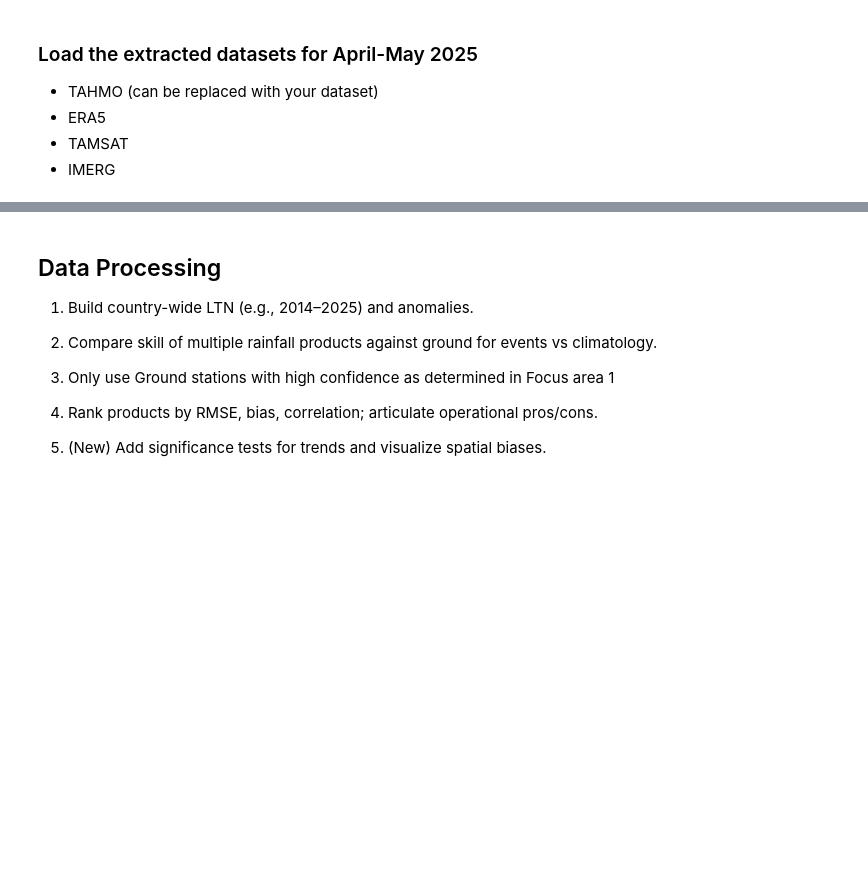
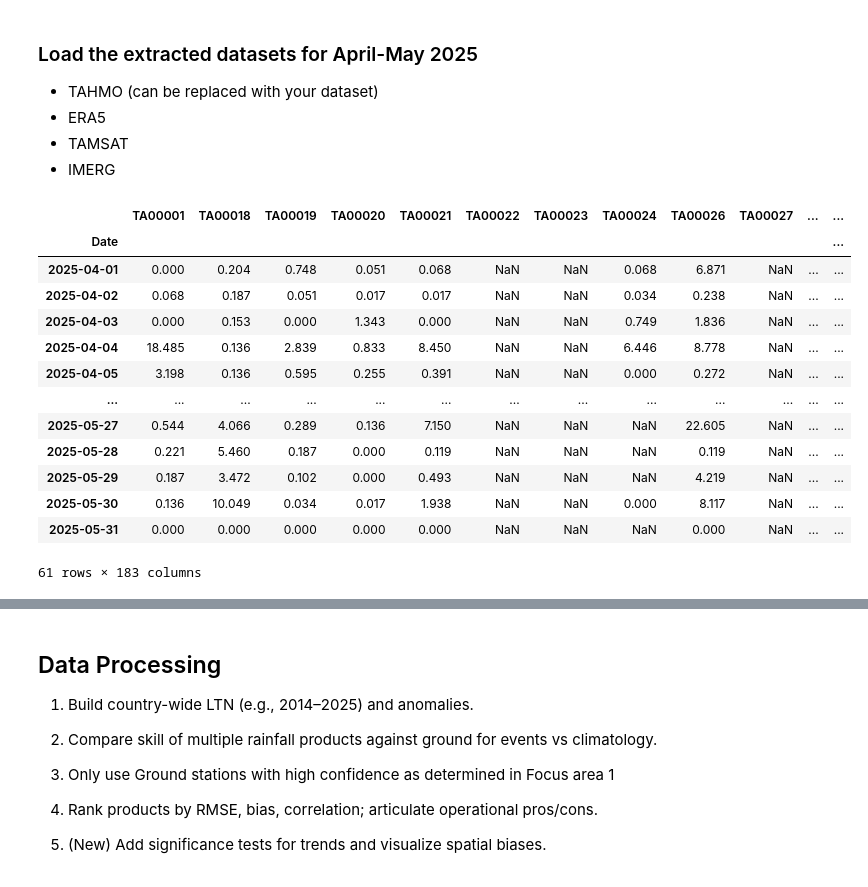
Before and after one commit to kaburia/NOAA-workshop, a Jupyter notebook: 02_Precip_Trends.ipynb, the cells around one changed output, grey strips where cells are left out. Saved outputs shown, nothing was run; the diff lists cells and outputs as text; code cells hidden in the pictures; blank space fills up the shorter version.

```diff
--- a/02_Precip_Trends.ipynb
+++ b/02_Precip_Trends.ipynb
@@ -364,20 +429,35 @@ plot_xarray_data2(
 # %%
 # @title Step 6a: Load the TAHMO/Your previously uploaded data
 # metadata
-tahmo_metadata = pd.read_csv('/content/drive/Shareddrives/NOAA-workshop/Datasets/ground/eac_stations.csv')
+tahmo_metadata = pd.read_csv(f'{dir_path}/tahmo_metadata_{region_query}.csv')
 tahmo_metadata = tahmo_metadata[['code', 'location.latitude', 'location.longitude']].rename(columns={'location.latitude': 'lat',
                                                                                                  'location.longitude': 'lon'})
 
 
-tahmo_pr = pd.read_csv('/content/drive/Shareddrives/NOAA-workshop/Datasets/ground/eac_precip_apr_may_2025.csv')
+tahmo_pr = pd.read_csv(f'{dir_path}/tahmo_precip_{region_query}.csv')
 tahmo_pr = tahmo_pr.rename(columns={"Unnamed: 0": "Date"})
 tahmo_pr['Date'] = pd.to_datetime(tahmo_pr['Date'])
 tahmo_pr = tahmo_pr.set_index('Date')
 tahmo_pr.index = tahmo_pr.index.tz_localize(None)
 
 # Drop stations with multiple sensors station_sensor columns
 multiple_sensors = [i for i in tahmo_pr.columns if len(i.split('_')) > 1]
 tahmo_pr = tahmo_pr.drop(columns=multiple_sensors)
 
 tahmo_pr
+# %% [output]
+|  | TA00001 | TA00018 | TA00019 | TA00020 | TA00021 | TA00022 | TA00023 | TA00024 | TA00026 | TA00027 | ... | ... |
+| Date |  |  |  |  |  |  |  |  |  |  |  | ... |
+| 2025-04-01 | 0.000 | 0.204 | 0.748 | 0.051 | 0.068 | NaN | NaN | 0.068 | 6.871 | NaN | ... | ... |
+| 2025-04-02 | 0.068 | 0.187 | 0.051 | 0.017 | 0.017 | NaN | NaN | 0.034 | 0.238 | NaN | ... | ... |
+| 2025-04-03 | 0.000 | 0.153 | 0.000 | 1.343 | 0.000 | NaN | NaN | 0.749 | 1.836 | NaN | ... | ... |
+| 2025-04-04 | 18.485 | 0.136 | 2.839 | 0.833 | 8.450 | NaN | NaN | 6.446 | 8.778 | NaN | ... | ... |
+| 2025-04-05 | 3.198 | 0.136 | 0.595 | 0.255 | 0.391 | NaN | NaN | 0.000 | 0.272 | NaN | ... | ... |
+| ... | ... | ... | ... | ... | ... | ... | ... | ... | ... | ... | ... | ... |
+| 2025-05-27 | 0.544 | 4.066 | 0.289 | 0.136 | 7.150 | NaN | NaN | NaN | 22.605 | NaN | ... | ... |
+| 2025-05-28 | 0.221 | 5.460 | 0.187 | 0.000 | 0.119 | NaN | NaN | NaN | 0.119 | NaN | ... | ... |
+| 2025-05-29 | 0.187 | 3.472 | 0.102 | 0.000 | 0.493 | NaN | NaN | NaN | 4.219 | NaN | ... | ... |
+| 2025-05-30 | 0.136 | 10.049 | 0.034 | 0.017 | 1.938 | NaN | NaN | 0.000 | 8.117 | NaN | ... | ... |
+| 2025-05-31 | 0.000 | 0.000 | 0.000 | 0.000 | 0.000 | NaN | NaN | NaN | 0.000 | NaN | ... | ... |
+61 rows × 183 columns
 # %%
```
Also changed, not shown: parts of 18 cells of this notebook.
